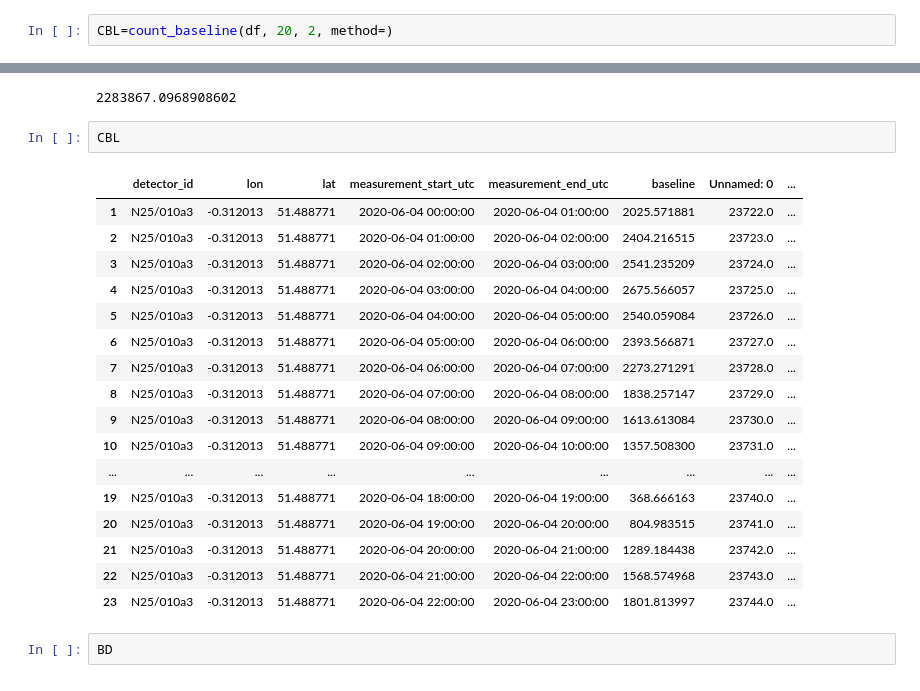
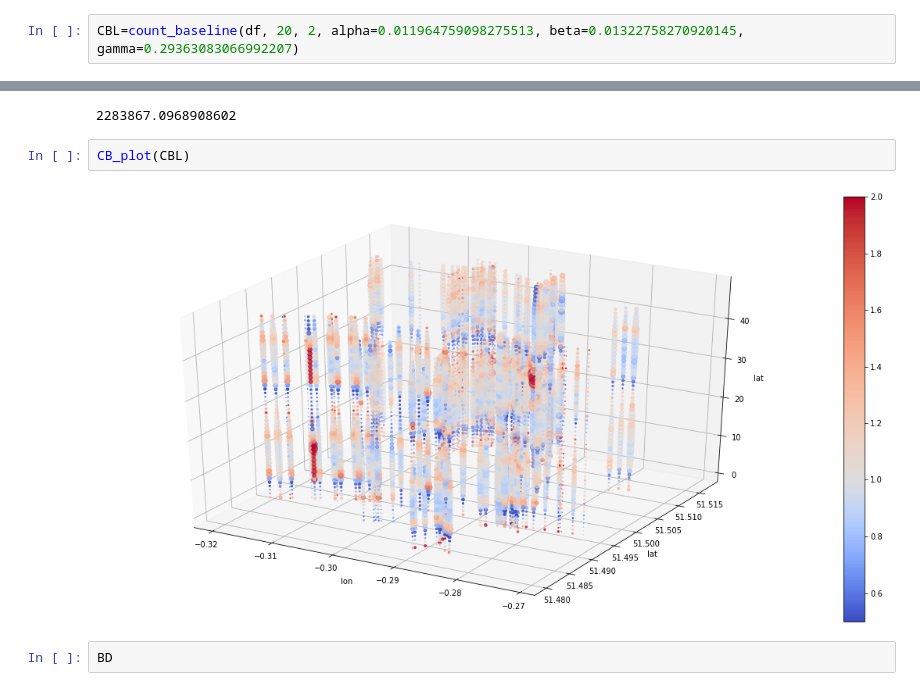
Before and after one commit to TeddyTW/SpatialScan, a Jupyter notebook: Demoing.ipynb, the cells around one changed output, grey strips where cells are left out. Drawn from its saved outputs; the diff is of its cells as text.

Commit message:
plotting functionality added

```diff
--- a/Demoing.ipynb
+++ b/Demoing.ipynb
@@ -109,32 +109,16 @@ optimum
  success: True
        x: array([0.19247658, 0.10312133, 0.09766908])
 # %%
-CBL=count_baseline(df, 20, 2, method=)
+CBL=count_baseline(df, 20, 2, alpha=0.011964759098275513, beta=0.01322758270920145, gamma=0.29363083066992207)
 # %%
 CBL=CBL.dropna()
 mean_squared_error(CBL["count"], CBL["baseline"])
 # %% [output]
 2283867.0968908602
-# %%
-CBL
-# %% [output]
-|  | detector_id | lon | lat | measurement_start_utc | measurement_end_utc | baseline | Unnamed: 0 | ... |
-| 1 | N25/010a3 | -0.312013 | 51.488771 | 2020-06-04 00:00:00 | 2020-06-04 01:00:00 | 2025.571881 | 23722.0 | ... |
-| 2 | N25/010a3 | -0.312013 | 51.488771 | 2020-06-04 01:00:00 | 2020-06-04 02:00:00 | 2404.216515 | 23723.0 | ... |
-| 3 | N25/010a3 | -0.312013 | 51.488771 | 2020-06-04 02:00:00 | 2020-06-04 03:00:00 | 2541.235209 | 23724.0 | ... |
-| 4 | N25/010a3 | -0.312013 | 51.488771 | 2020-06-04 03:00:00 | 2020-06-04 04:00:00 | 2675.566057 | 23725.0 | ... |
-| 5 | N25/010a3 | -0.312013 | 51.488771 | 2020-06-04 04:00:00 | 2020-06-04 05:00:00 | 2540.059084 | 23726.0 | ... |
-| 6 | N25/010a3 | -0.312013 | 51.488771 | 2020-06-04 05:00:00 | 2020-06-04 06:00:00 | 2393.566871 | 23727.0 | ... |
-| 7 | N25/010a3 | -0.312013 | 51.488771 | 2020-06-04 06:00:00 | 2020-06-04 07:00:00 | 2273.271291 | 23728.0 | ... |
-| 8 | N25/010a3 | -0.312013 | 51.488771 | 2020-06-04 07:00:00 | 2020-06-04 08:00:00 | 1838.257147 | 23729.0 | ... |
-| 9 | N25/010a3 | -0.312013 | 51.488771 | 2020-06-04 08:00:00 | 2020-06-04 09:00:00 | 1613.613084 | 23730.0 | ... |
-| 10 | N25/010a3 | -0.312013 | 51.488771 | 2020-06-04 09:00:00 | 2020-06-04 10:00:00 | 1357.508300 | 23731.0 | ... |
-| ... | ... | ... | ... | ... | ... | ... | ... | ... |
-| 19 | N25/010a3 | -0.312013 | 51.488771 | 2020-06-04 18:00:00 | 2020-06-04 19:00:00 | 368.666163 | 23740.0 | ... |
-| 20 | N25/010a3 | -0.312013 | 51.488771 | 2020-06-04 19:00:00 | 2020-06-04 20:00:00 | 804.983515 | 23741.0 | ... |
-| 21 | N25/010a3 | -0.312013 | 51.488771 | 2020-06-04 20:00:00 | 2020-06-04 21:00:00 | 1289.184438 | 23742.0 | ... |
-| 22 | N25/010a3 | -0.312013 | 51.488771 | 2020-06-04 21:00:00 | 2020-06-04 22:00:00 | 1568.574968 | 23743.0 | ... |
-| 23 | N25/010a3 | -0.312013 | 51.488771 | 2020-06-04 22:00:00 | 2020-06-04 23:00:00 | 1801.813997 | 23744.0 | ... |
+# %%
+CB_plot(CBL)
+# %% [output]
+[figure, added]
 # %%
 BD
 # %% [output]
```
Also changed, not shown: parts of 1 cell of this notebook, 1 other file.
